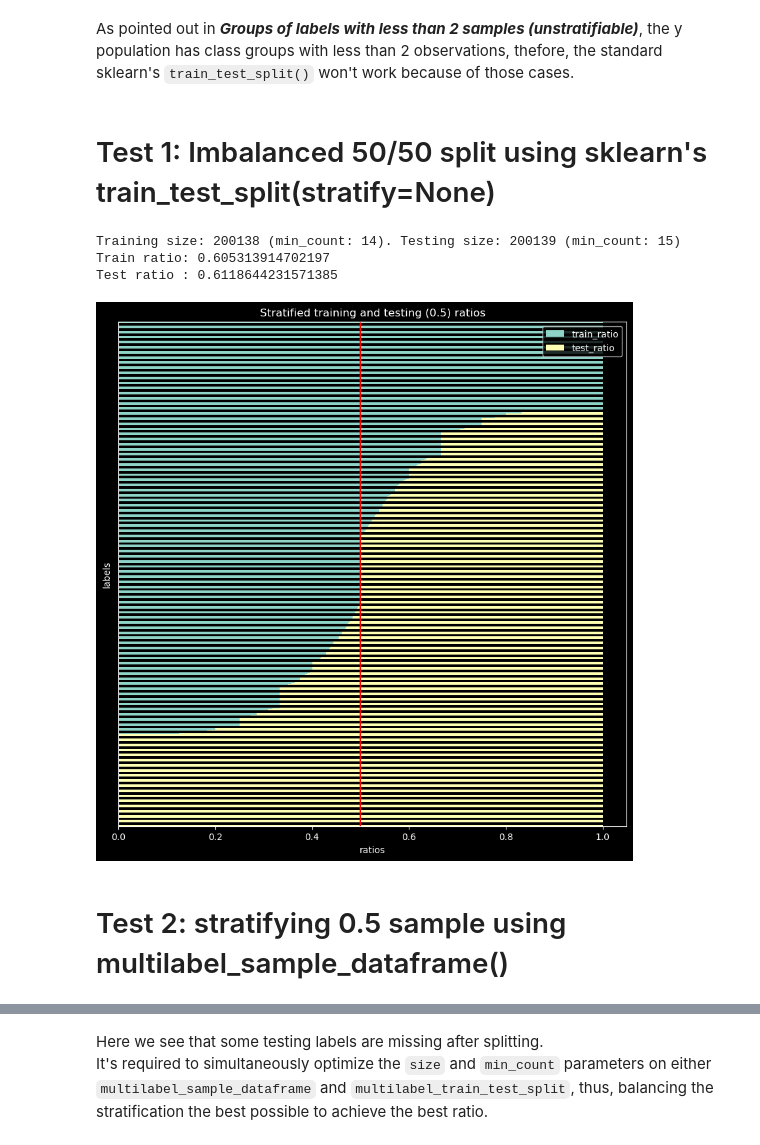
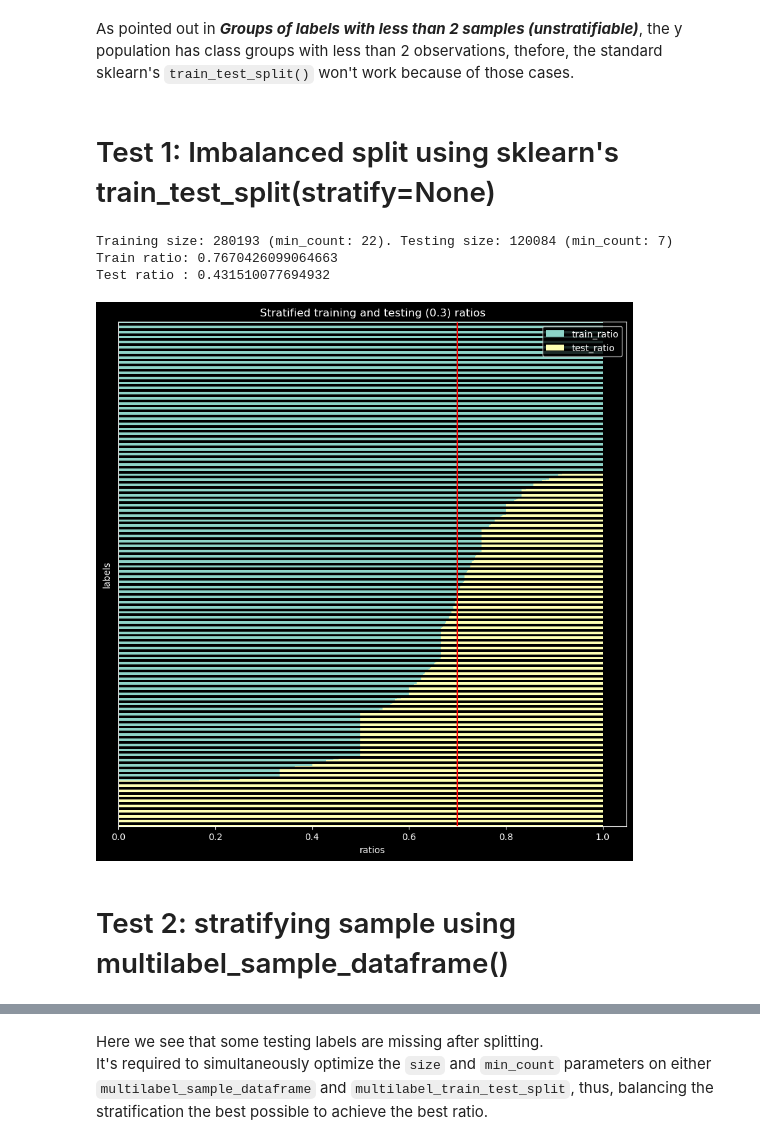
Before and after one commit to mauriciocramos/school-budgets, a Jupyter notebook: 3-stratified-sampling.ipynb, the cells around one changed output, grey strips where cells are left out. Cells and saved outputs as stored; diff of their text form; code cells hidden in the pictures.

Commit message:
learning curves

```diff
--- a/3-stratified-sampling.ipynb
+++ b/3-stratified-sampling.ipynb
@@ -53,7 +53,7 @@ To ensure observations are independent and don't follow any predefined sequence,
 
 That's important when using the class `sklearn.model_selection.GridSearchCV` with k-fold cross-validation which doesn't resample the dataset as per the underlying class `sklearn.model_selection.StratifiedKFold(n_splits=5, shuffle=False, random_state=None)` doesn't shuffle data by default and that could lead to biased folds.
 # %%
-#df = df.sample(frac=1, replace=False, random_state=1)
+df = df.sample(frac=1, replace=False, random_state=1)
 # %% [markdown]
 # Encoding labels as category types
 # %%
@@ -102,18 +102,18 @@ memory usage: 42.8 MB
 # %% [markdown]
 As pointed out in **_Groups of labels with less than 2 samples (unstratifiable)_**, the y population has class groups with less than 2 observations, thefore, the standard sklearn's `train_test_split()` won't work because of those cases.
 # %% [markdown]
-# Test 1: Imbalanced 50/50 split using sklearn's train_test_split(stratify=None)
+# Test 1: Imbalanced split using sklearn's train_test_split(stratify=None)
 # %%
 from sklearn.model_selection import train_test_split
-X_train, X_test, y_train, y_test = train_test_split(df[FEATURES], y, test_size = .5, random_state=1, stratify=None)
+X_train, X_test, y_train, y_test = train_test_split(df[FEATURES], y, test_size = .3, random_state=1, stratify=None)
 print(f'Training size: {X_train.shape[0]} (min_count: {y_train.sum().min()}). Testing size: {X_test.shape[0]} (min_count: {y_test.sum().min()})')
 print(f'Train ratio: {(y_train.value_counts() / y.value_counts()).mean()}')
 print(f'Test ratio : {(y_test.value_counts() / y.value_counts()).mean()}')
 _ = split_report(y, y_train, y_test, figsize=(10,10))
 # %% [output]
-Training size: 200138 (min_count: 14). Testing size: 200139 (min_count: 15)
-Train ratio: 0.605313914702197
-Test ratio : 0.6118644231571385
+Training size: 280193 (min_count: 22). Testing size: 120084 (min_count: 7)
+Train ratio: 0.7670426099064663
+Test ratio : 0.431510077694932
-[figure, old version]
+[figure, new version]
 # %% [markdown]
-# Test 2: stratifying 0.5 sample using multilabel_sample_dataframe()
+# Test 2: stratifying sample using multilabel_sample_dataframe()
```
Also changed, not shown: parts of 18 cells of this notebook, 1 other file.
